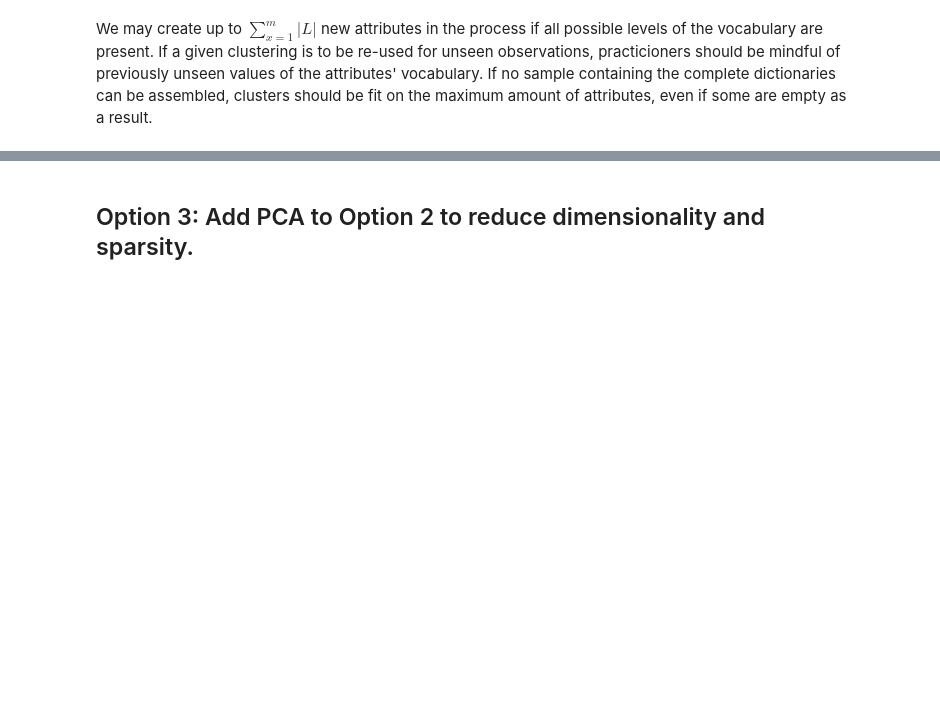
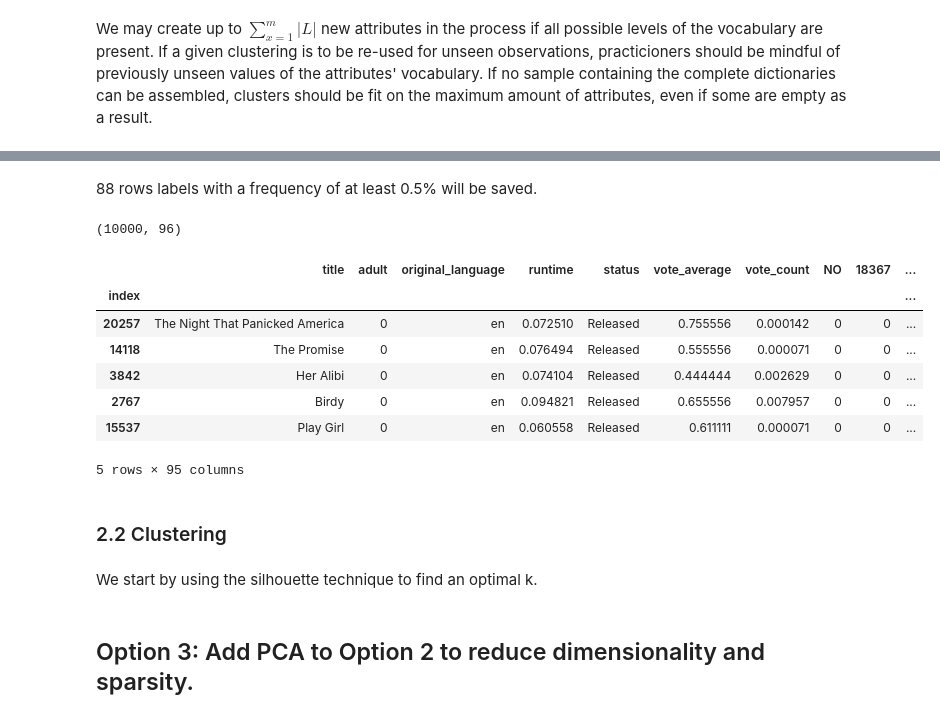
Before and after one commit to ManuelConcepcion/extended_kprototypes, a Jupyter notebook: examples/movies_metadata.ipynb, the cells around one changed output, grey strips where cells are left out. Drawn from its saved outputs; the diff is of its cells as text; code cells hidden in the pictures; blank space fills up the shorter version.

```diff
--- a/examples/movies_metadata.ipynb
+++ b/examples/movies_metadata.ipynb
@@ -531,0 +547,4 @@ option_2_df.head()
+# %%
+option_2_df = pd.concat(columns_to_concat, axis=1).drop(multi_val_cols, axis=1)
+
+option_2_df.shape
@@ -531,0 +559,4 @@ option_2_df.head()
+# %%
+frequencies = pd.DataFrame(option_2_df[dummy_cols].mean(), columns=['freq']).sort_values('freq')
+
+frequencies
@@ -531,0 +593,27 @@ option_2_df.head()
+# %%
+saved_dummies = list(frequencies[frequencies.freq >= 0.005].index)
+
+saved_cols = ['title', 'adult', 'original_language', 'release_date', 'runtime', 'status', 'vote_average','vote_count'] + saved_dummies
+# %% [markdown]
+88 rows labels with a frequency of at least 0.5% will be saved.
+# %%
+option_2_df = option_2_df.loc[:,saved_cols]
+
+option_2_df.shape
+# %% [output]
+(10000, 96)
+# %%
+attributes = ['adult', 'original_language', 'runtime', 'status', 'vote_average','vote_count'] + saved_dummies
+
+X = option_2_df.loc[:, attributes]
+
+X.head()
+# %% [output]
+|  | title | adult | original_language | runtime | status | vote_average | vote_count | NO | 18367 | ... |
+| index |  |  |  |  |  |  |  |  |  | ... |
+| 20257 | The Night That Panicked America | 0 | en | 0.072510 | Released | 0.755556 | 0.000142 | 0 | 0 | ... |
+| 14118 | The Promise | 0 | en | 0.076494 | Released | 0.555556 | 0.000071 | 0 | 0 | ... |
+| 3842 | Her Alibi | 0 | en | 0.074104 | Released | 0.444444 | 0.002629 | 0 | 0 | ... |
+| 2767 | Birdy | 0 | en | 0.094821 | Released | 0.655556 | 0.007957 | 0 | 0 | ... |
+| 15537 | Play Girl | 0 | en | 0.060558 | Released | 0.611111 | 0.000071 | 0 | 0 | ... |
+5 rows × 95 columns
@@ -531,0 +629,4 @@ option_2_df.head()
+# %% [markdown]
+### 2.2 Clustering
+# %% [markdown]
+We start by using the silhouette technique to find an optimal k.
```
Also changed, not shown: parts of 15 cells of this notebook.
